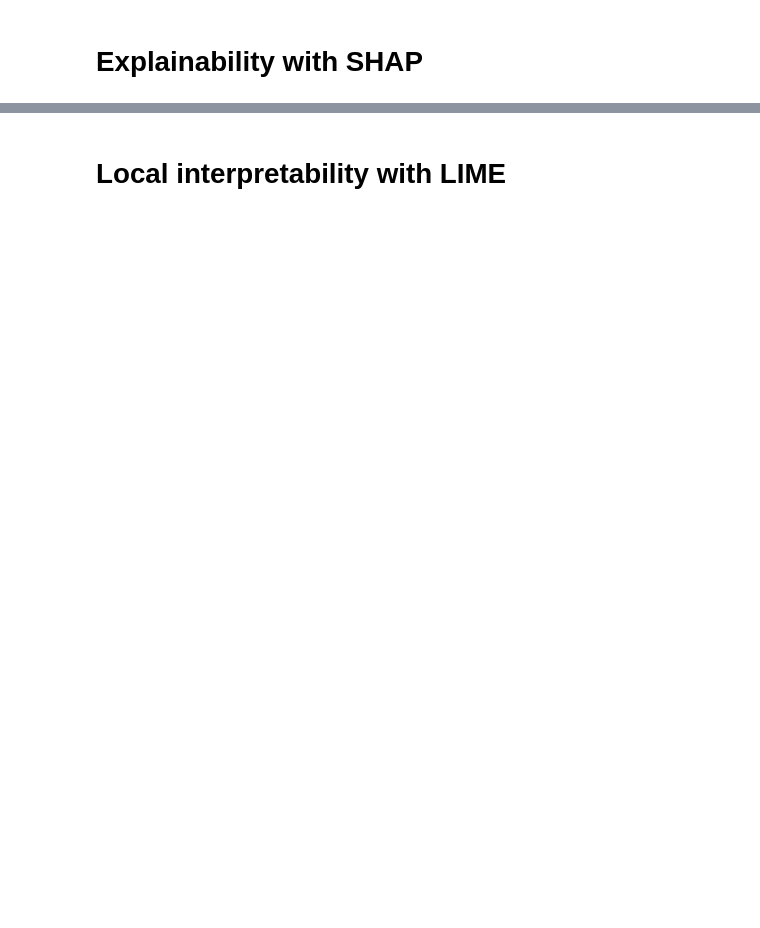
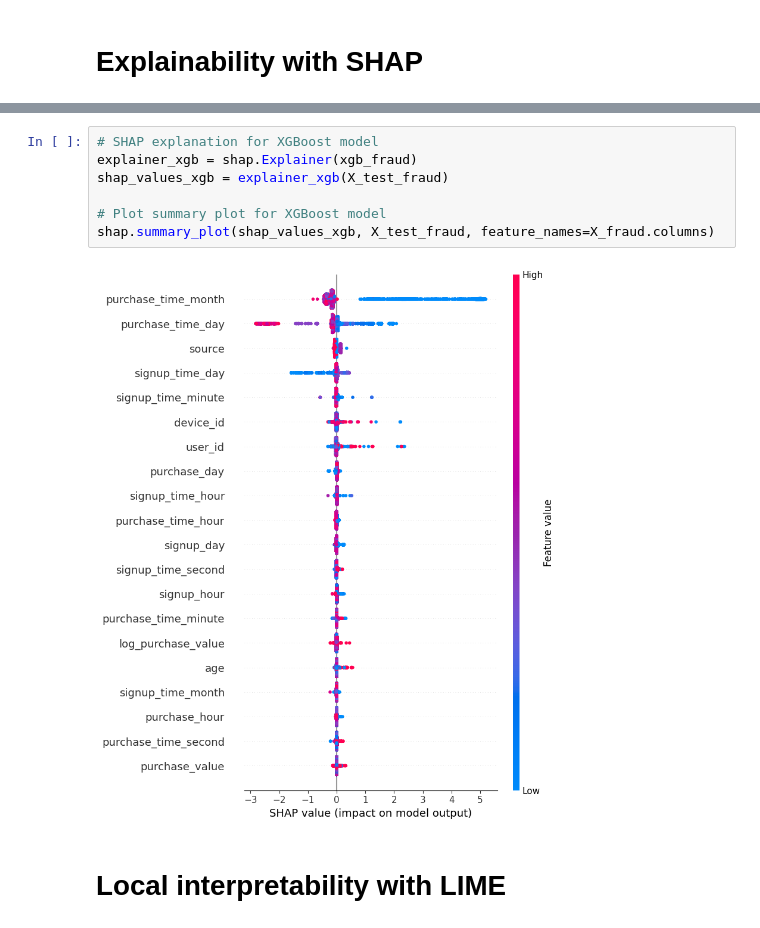
Before and after one commit to Serkalem-negusse1/real-time-fraud-detection, a Jupyter notebook: notebooks/Model_Explainability.ipynb, the cells around one changed output, grey strips where cells are left out. Saved outputs shown, nothing was run; the diff lists cells and outputs as text; blank space fills up the shorter version.

```diff
--- a/notebooks/Model_Explainability.ipynb
+++ b/notebooks/Model_Explainability.ipynb
@@ -326,2 +442,11 @@ shap.summary_plot(shap_values[0], X_test_lstm_flat, feature_names=X_train_fraud.
+# %%
+# SHAP explanation for XGBoost model
+explainer_xgb = shap.Explainer(xgb_fraud)
+shap_values_xgb = explainer_xgb(X_test_fraud)
+
+# Plot summary plot for XGBoost model
+shap.summary_plot(shap_values_xgb, X_test_fraud, feature_names=X_fraud.columns)
+# %% [output]
+[figure, added]
 # %% [markdown]
 # Local interpretability with LIME
```
Also changed, not shown: parts of 26 cells of this notebook, 7 other files.
